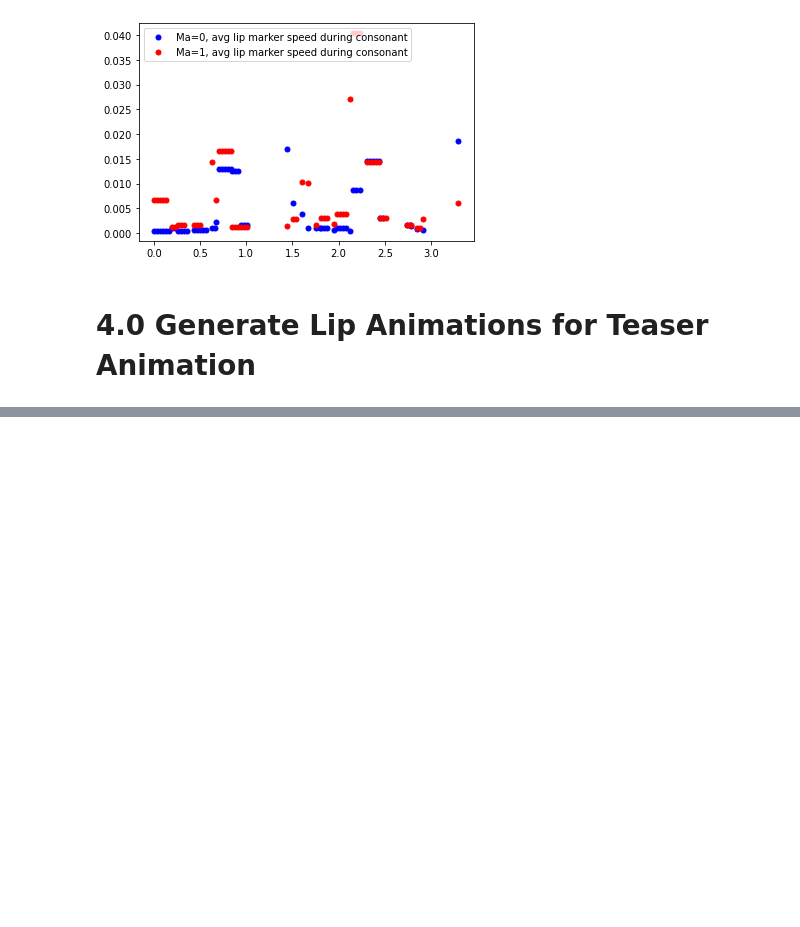
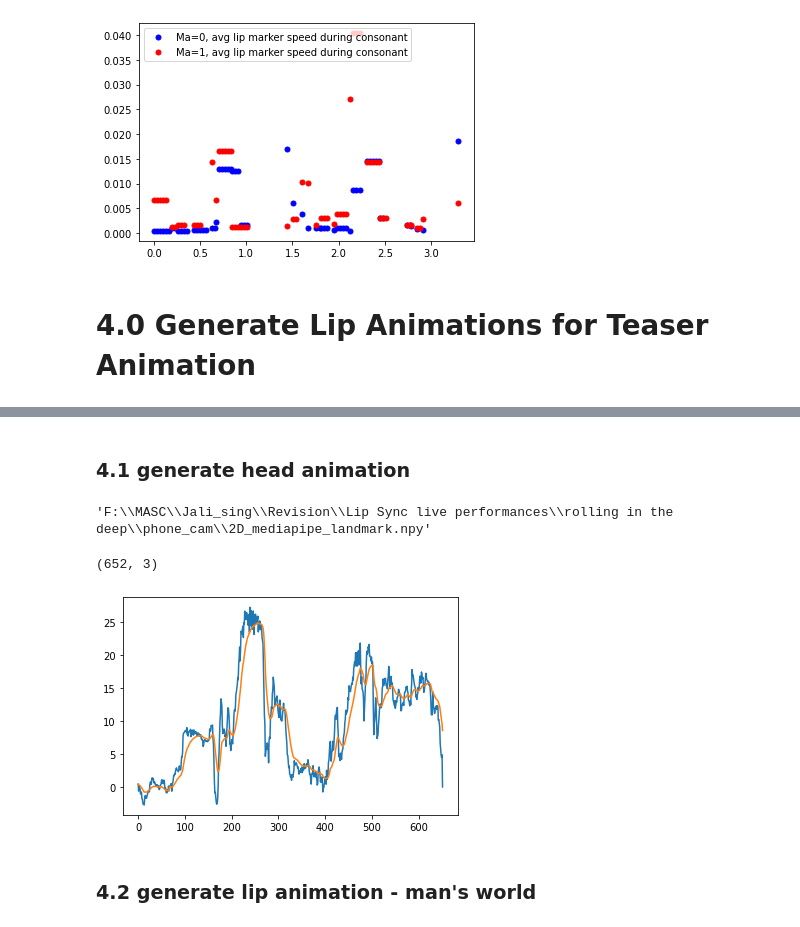
Before and after one commit to EvanSamaa/jali_sing, a Jupyter notebook: Singing evaluation.ipynb, the cells around one changed output, grey strips where cells are left out. Saved outputs shown, nothing was run; the diff lists cells and outputs as text; code cells hidden in the pictures; blank space fills up the shorter version.

```diff
--- a/Singing evaluation.ipynb
+++ b/Singing evaluation.ipynb
@@ -451,7 +704,8 @@ from util.ioUtil import get_wav_from_video
 datapath = "F:\\MASC\\Jali_sing\\Revision\\Lip Sync live performances\\"
 file_paths = ["reference_vocals", "reference_vocals", "reference_vocals", "reference_vocals"]
 folder_paths = [datapath+"Mans_World\\", datapath+"rolling in the deep\\", datapath+"summum bolum\\", datapath+"tom sawyer\\"]
-for i in range(0, 4):
+for i in range(1, 1):
+    pass
 #     get_wav_from_video(file_paths[i], folder_paths[i])
 #     song = Minimal_song_data_structure(folder_paths[i]+file_paths[i]+".wav", folder_paths[i]+file_paths[i]+".txt", )
 #     song.compute_self_phoneme_alignment()
@@ -467,0 +722,9 @@ for i in range(0, 4):
+# %% [markdown]
+### 4.1 generate head animation
+# %%
+file_dir = "F:\\MASC\\Jali_sing\\Revision\\Lip Sync live performances\\rolling in the deep\\"
+file = "phone_cam.mov"
+# %%
+extract_landmarks_media_pipe(file, file_dir, save_annotated_video=True, image_mode=False)
+# %% [output]
+'F:\\MASC\\Jali_sing\\Revision\\Lip Sync live performances\\rolling in the deep\\phone_cam\\2D_mediapipe_landmark.npy'
@@ -467,0 +752,32 @@ for i in range(0, 4):
+# %%
+from scipy.spatial.transform import Rotation as Rot
+fps = 23.98
+min_cutoff = 0.01
+beta = 0.001
+t_segment = [0, data.shape[0]]
+r = Rot.from_matrix([[0, -1, 0],
+                   [1, 0, 0],
+                   [0, 0, 1]])
+out = r.as_euler('zyx', degrees=True)
+dataSegment = data
+neutral_frame_num = 67
+ref_frame = data[neutral_frame_num]
+dataSegment, rotations = rotateToNeutral(ref_frame, dataSegment, staticLandmarkIndices, True)
+# dataSegment, rotations = iterativeNormalization(dataSegment, ref_frame, staticLandmarkIndices, staticLandmarkIndices, True)
+for i in range(0, len(rotations)):
+    r = Rot.from_matrix(rotations[i])
+    rotations[i] = r.as_euler('zyx', degrees=True)
+rotations = np.array(rotations)
+plt.plot(rotations[:,2])
+rotations[:,0] = constrainedOneEuroFilter(rotations[:,0], t_segment, [neutral_frame_num])
+rotations[:,1] = constrainedOneEuroFilter(rotations[:,1], t_segment, [neutral_frame_num])
+rotations[:,2] = constrainedOneEuroFilter(rotations[:,2], t_segment, [neutral_frame_num])
+plt.plot(rotations[:,2])
+print(np.array(rotations)[0:].shape)
+start = 0
+outputToFile(rotation_output_path, np.array(rotations)[0:], fps, start=0, angle=True)
+# %% [output]
+(652, 3)
+[figure, added]
+# %% [markdown]
+### 4.2 generate lip animation - man's world
```
Also changed, not shown: parts of 30 cells of this notebook, 2 other files.
